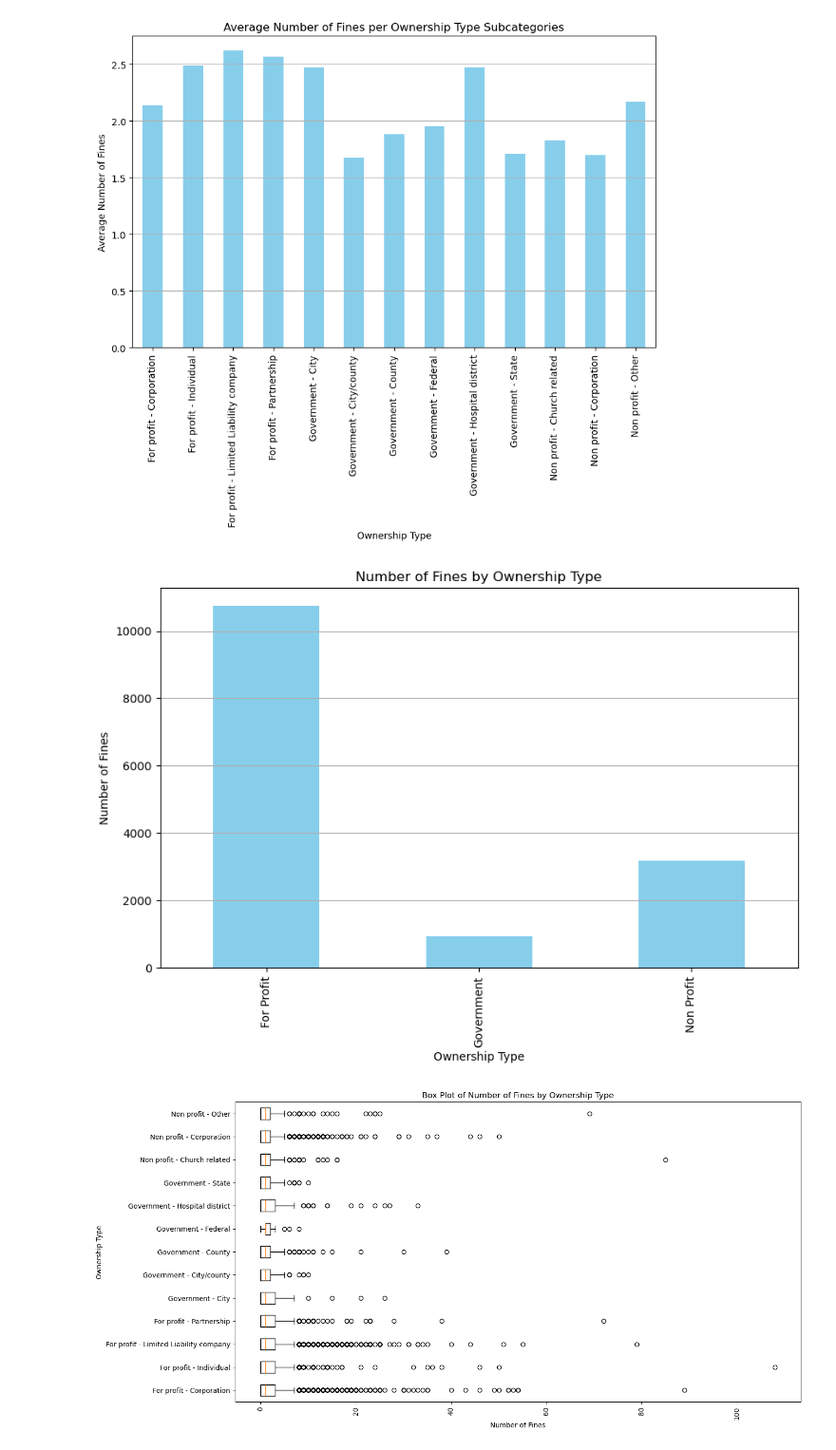
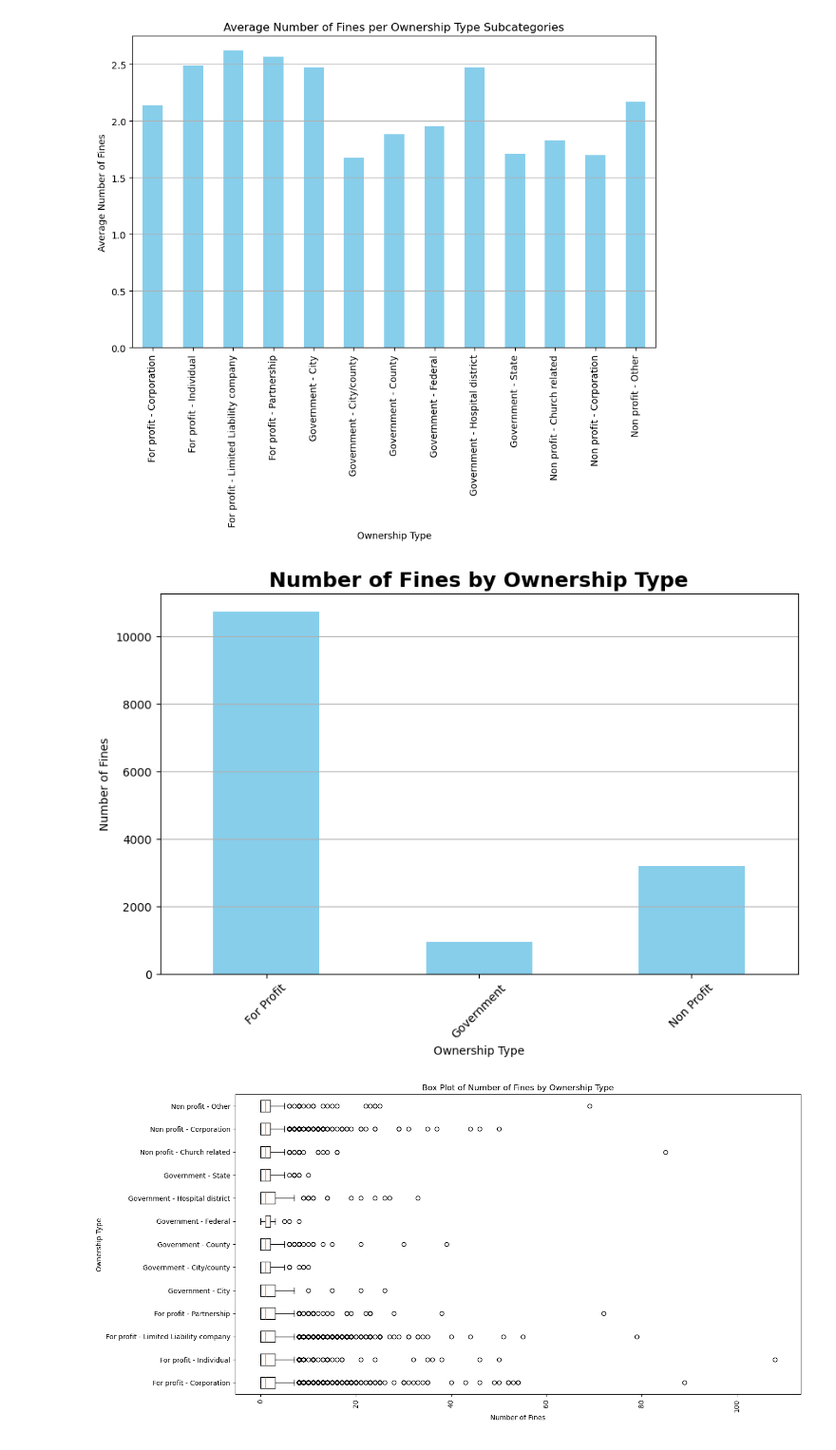
Before and after one commit to mcscodes/Project-1-Data-Visualization, a Jupyter notebook: NursingHomeDataVisualization.ipynb, the cells around one changed output. Shown at 95% size. Drawn from its saved outputs; the diff is of its cells as text; code cells hidden in the pictures.

```diff
--- a/NursingHomeDataVisualization.ipynb
+++ b/NursingHomeDataVisualization.ipynb
@@ -27,6 +28,9 @@ from mpl_toolkits.basemap import Basemap
 
 # Idea to generate a random SNF to compare it to others in the category.
 import random
+# %%
+#Graph Images folder path
+highresfolder= 'HighResImages'
 # %%
 url="https://data.cms.gov/provider-data/api/1/metastore/schemas/dataset/items/4pq5-n9py?show-reference-ids=false"
 # %%
@@ -324,36 +337,39 @@ plt.show()
 # %%
 # Create a new column to categorize the subcategories into main categories
 nursinghomedataREDUCED['Main Category'] = nursinghomedataREDUCED['Ownership Type'].replace({
     'For profit - Corporation': 'For Profit',
     'Government - County': 'Government',
     'For profit - Individual': 'For Profit',
     'For profit - Limited Liability company': 'For Profit',
     'Non profit - Corporation': 'Non Profit',
     'Non profit - Other': 'Non Profit',
     'For profit - Partnership': 'For Profit',
     'Government - City': 'Government',
     'Non profit - Church related': 'Non Profit',
     'Government - City/county': 'Government',
     'Government - Federal': 'Government',
     'Government - State': 'Government',
     'Government - Hospital district': 'Government'
 })
 
 # Group the data based on the new main category
 grouped_data = nursinghomedataREDUCED.groupby('Main Category')['Number of Fines'].count()
 
 # Create a bar chart
 plt.figure(figsize=(10, 6))
 grouped_data.plot(kind='bar', color='skyblue')
 plt.xlabel('Ownership Type')
 plt.ylabel('Number of Fines')
-plt.title('Number of Fines by Ownership Type')
-plt.xticks(rotation=90)
+plt.title('Number of Fines by Ownership Type', fontsize=18, fontweight='bold')
+plt.xticks(rotation=45)
 plt.grid(axis='y')
 
+# Save image to folder
+plt.savefig(os.path.join(highresfolder, 'bar Number of Fines by Ownership Type .png'))
+
 plt.show()
 # %% [output]
-[figure, old version]
+[figure, new version]
 # %%
 grouped_data = nursinghomedataREDUCED.groupby('Ownership Type')['Number of Fines']
 
```
Also changed, not shown: parts of 28 cells of this notebook, 21 other files.
